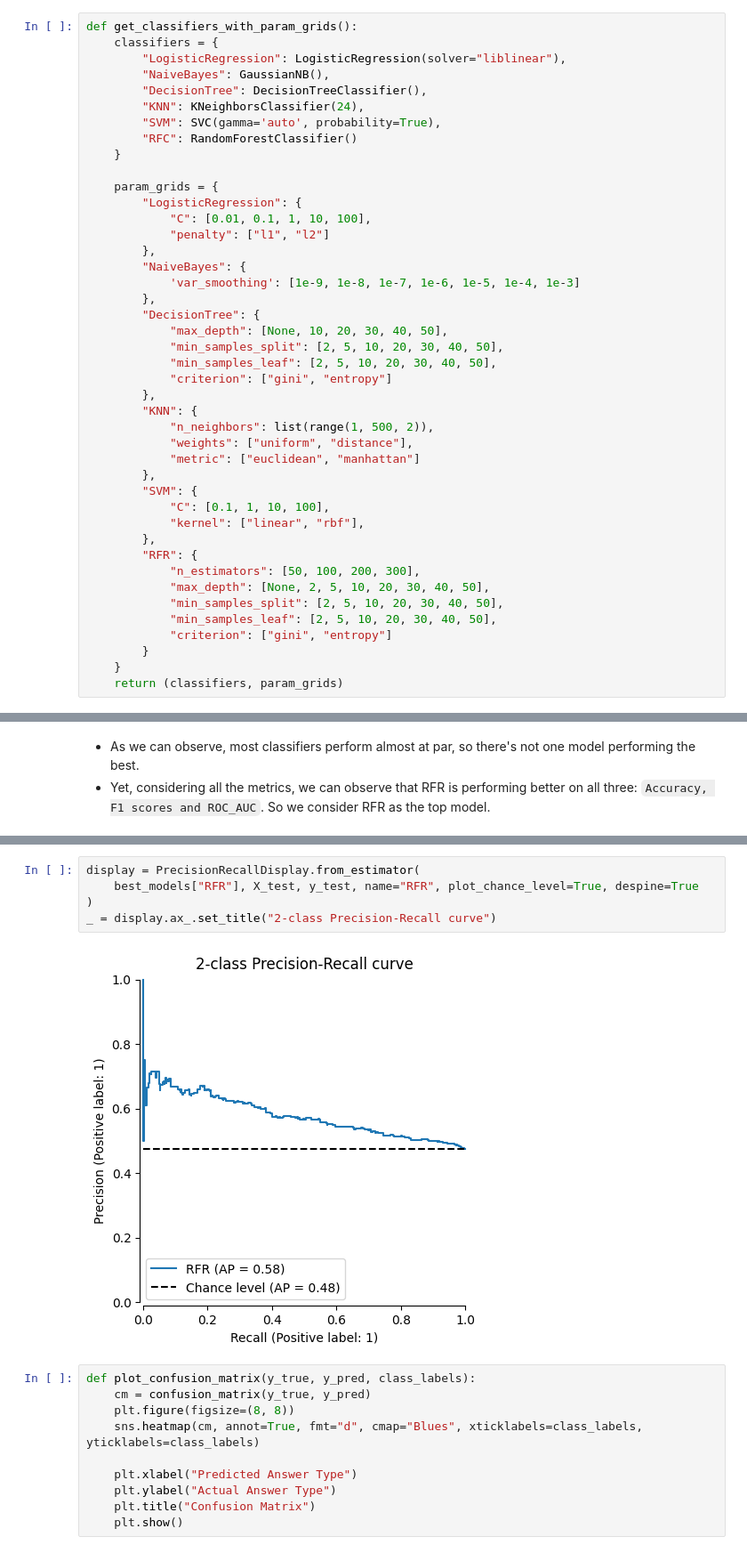
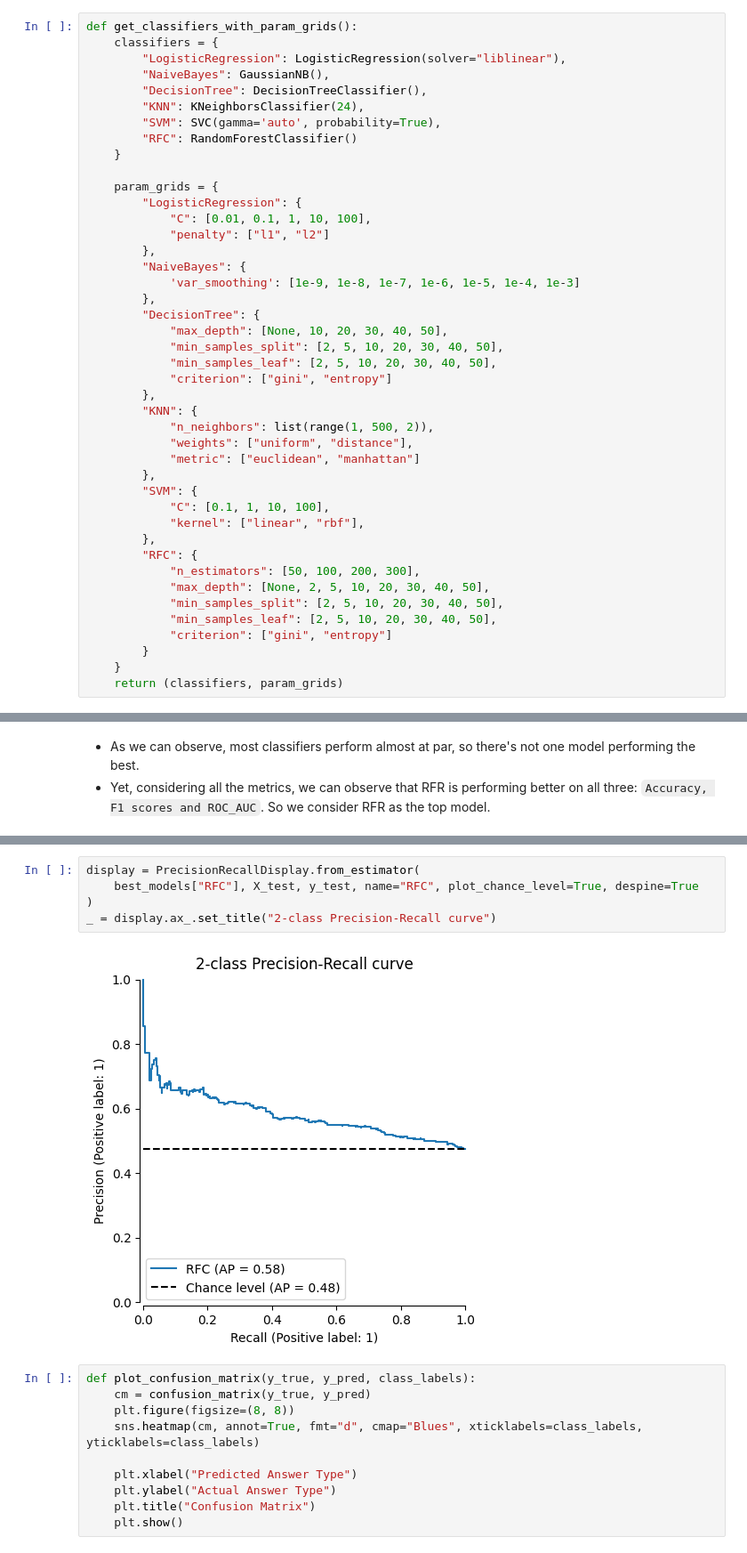
Before and after one commit to sujayrittikar/AML_Assignment_1, a Jupyter notebook: classification.ipynb, the cells around one changed output, grey strips where cells are left out. Shown at 89% size. Cells and saved outputs as stored; diff of their text form.

```diff
--- a/classification.ipynb
+++ b/classification.ipynb
@@ -143,7 +143,7 @@ def get_classifiers_with_param_grids():
             "C": [0.1, 1, 10, 100],
             "kernel": ["linear", "rbf"],
         },
-        "RFR": {
+        "RFC": {
             "n_estimators": [50, 100, 200, 300],
             "max_depth": [None, 2, 5, 10, 20, 30, 40, 50],
             "min_samples_split": [2, 5, 10, 20, 30, 40, 50],
@@ -239,10 +246,10 @@ plt.show()
 # %%
 display = PrecisionRecallDisplay.from_estimator(
-    best_models["RFR"], X_test, y_test, name="RFR", plot_chance_level=True, despine=True
+    best_models["RFC"], X_test, y_test, name="RFC", plot_chance_level=True, despine=True
 )
 _ = display.ax_.set_title("2-class Precision-Recall curve")
 # %% [output]
-[figure, old version]
+[figure, new version]
 # %%
 def plot_confusion_matrix(y_true, y_pred, class_labels):
     cm = confusion_matrix(y_true, y_pred)
```
Also changed, not shown: parts of 7 cells of this notebook.
